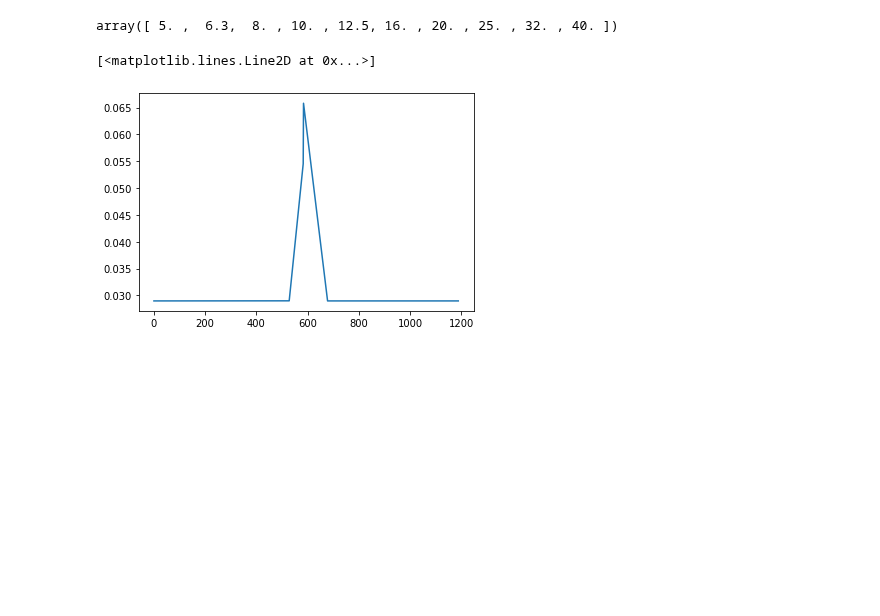
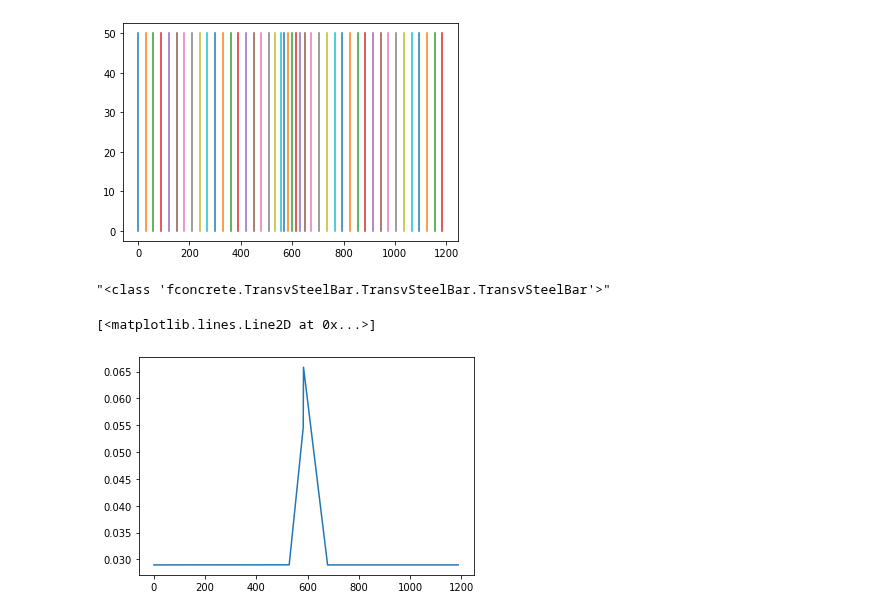
Before and after one commit to luisggc/FConcrete, a Jupyter notebook: jupyter/Hiper.ipynb, the cells around one changed output. Cells and saved outputs as stored; diff of their text form; code cells hidden in the pictures; blank space fills up the shorter version.

```diff
--- a/jupyter/Hiper.ipynb
+++ b/jupyter/Hiper.ipynb
@@ -94,4 +51,0 @@ array([ 5. ,  6.3,  8. , 10. , 12.5, 16. , 20. , 25. , 32. , 40. ,  5. ,  6.3,
-# %%
-diameters
-# %% [output]
-array([ 5. ,  6.3,  8. , 10. , 12.5, 16. , 20. , 25. , 32. , 40. ])
@@ -183,3 +156,7 @@ trans_bar = TransvSteelBar(
     theta_in_degree = 45,
     alpha_in_degree = 90
 )
+# %%
+trans_bar.plot()
+# %% [output]
+[figure, added]
@@ -185,0 +173,4 @@ trans_bar = TransvSteelBar(
+# %%
+str(type(fc.TransvSteelBar(1,2,3,4,5,6,7)))
+# %% [output]
+"<class 'fconcrete.TransvSteelBar.TransvSteelBar.TransvSteelBar'>"
```
Also changed, not shown: parts of 18 cells of this notebook, 8 other files.
